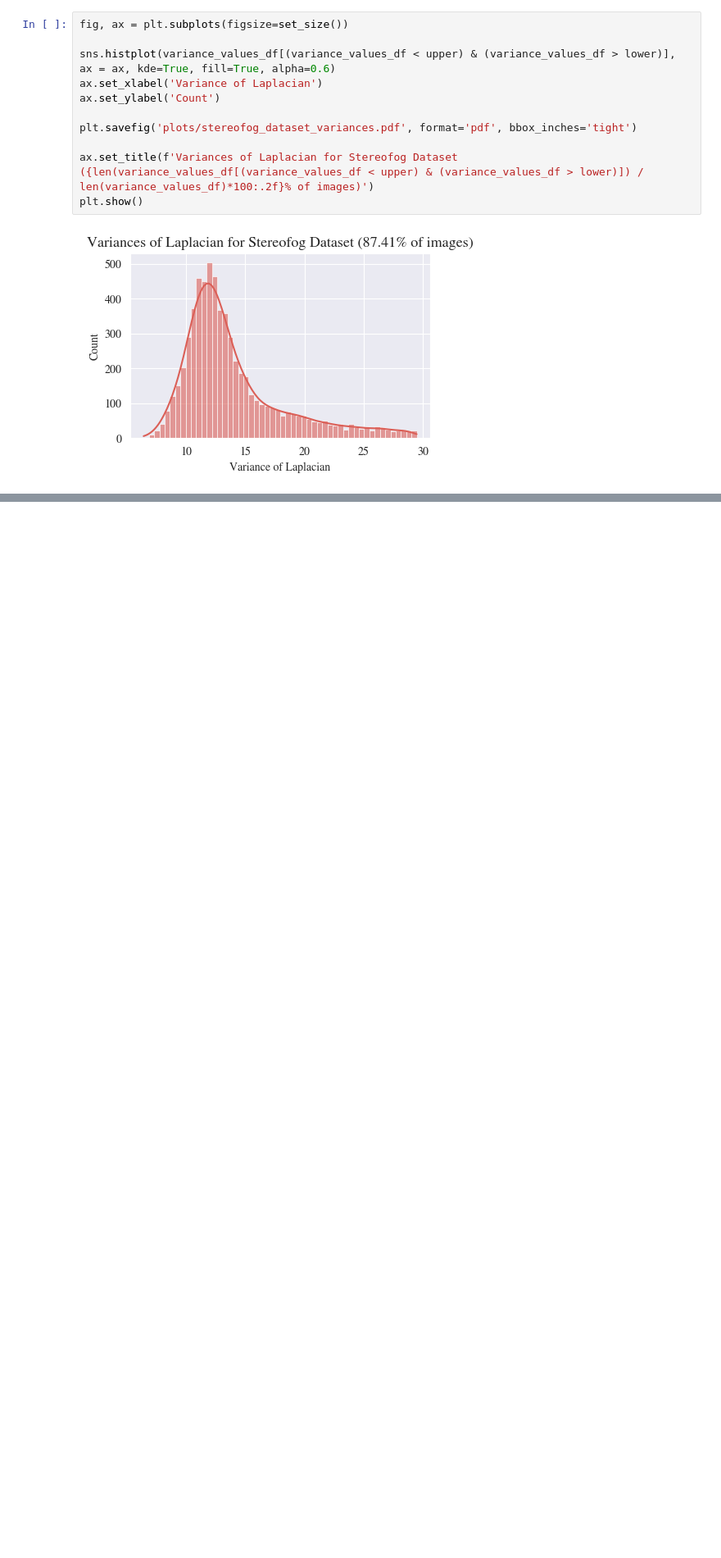
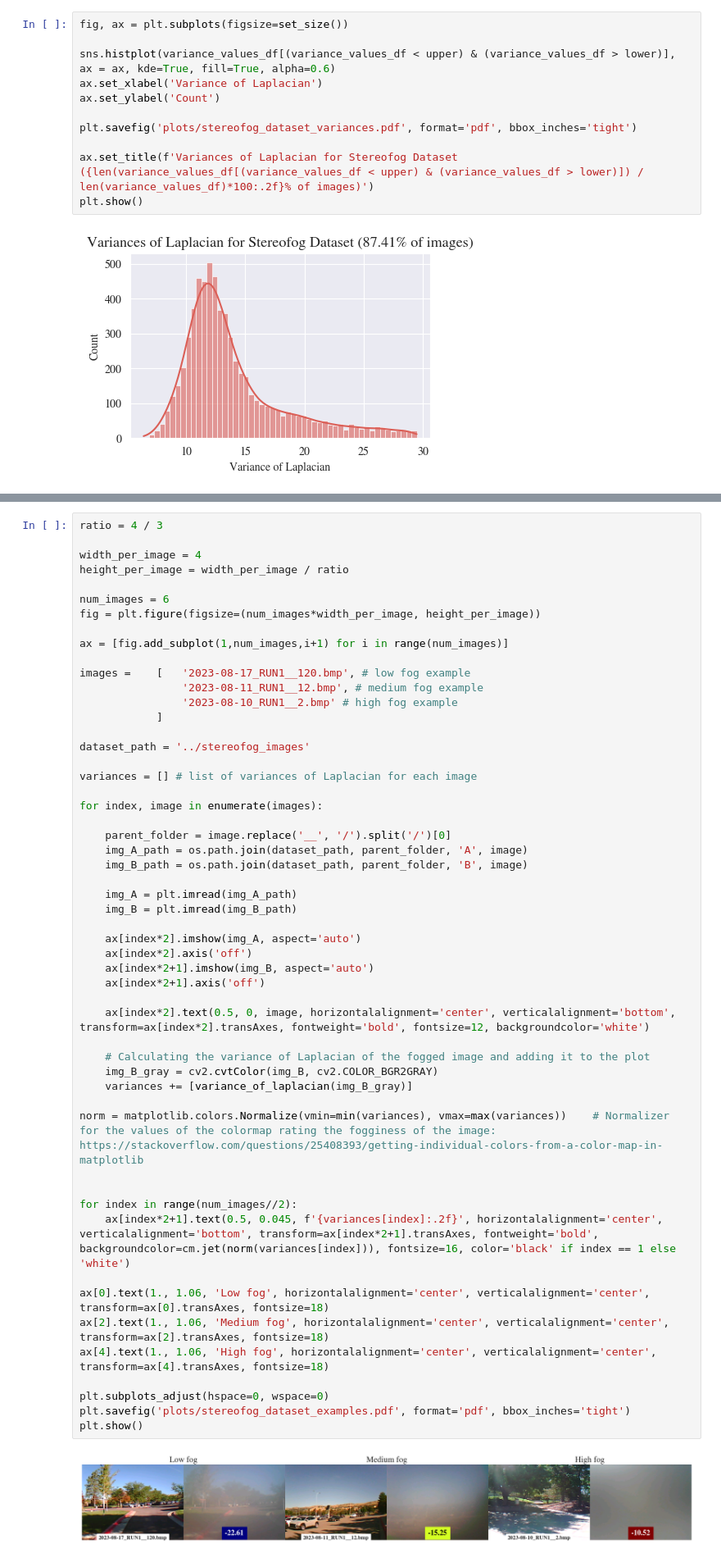
Before and after one commit to apoll2000/stereofog, a Jupyter notebook: stereofog_images_EDA.ipynb, the cells around one changed output, grey strips where cells are left out. Shown at 82% size. Saved outputs shown, nothing was run; the diff lists cells and outputs as text; blank space fills up the shorter version.

Commit message:
added fog density example plot to EDA

```diff
--- a/stereofog_images_EDA.ipynb
+++ b/stereofog_images_EDA.ipynb
@@ -65,0 +65,55 @@ plt.show()
+# %%
+ratio = 4 / 3
+
+width_per_image = 4
+height_per_image = width_per_image / ratio
+
+num_images = 6
+fig = plt.figure(figsize=(num_images*width_per_image, height_per_image))
+
+ax = [fig.add_subplot(1,num_images,i+1) for i in range(num_images)]
+
+images =    [   '2023-08-17_RUN1__120.bmp', # low fog example
+                '2023-08-11_RUN1__12.bmp', # medium fog example
+                '2023-08-10_RUN1__2.bmp' # high fog example
+            ]
+
+dataset_path = '../stereofog_images'
+
+variances = [] # list of variances of Laplacian for each image
+
+for index, image in enumerate(images):
+
+    parent_folder = image.replace('__', '/').split('/')[0]
+    img_A_path = os.path.join(dataset_path, parent_folder, 'A', image)
+    img_B_path = os.path.join(dataset_path, parent_folder, 'B', image)
+
+    img_A = plt.imread(img_A_path)
+    img_B = plt.imread(img_B_path)
+
+    ax[index*2].imshow(img_A, aspect='auto')
+    ax[index*2].axis('off')
+    ax[index*2+1].imshow(img_B, aspect='auto')
+    ax[index*2+1].axis('off')
+
+    ax[index*2].text(0.5, 0, image, horizontalalignment='center', verticalalignment='bottom', transform=ax[index*2].transAxes, fontweight='bold', fontsize=12, backgroundcolor='white')
+
+    # Calculating the variance of Laplacian of the fogged image and adding it to the plot
+    img_B_gray = cv2.cvtColor(img_B, cv2.COLOR_BGR2GRAY)
+    variances += [variance_of_laplacian(img_B_gray)]
+
+norm = matplotlib.colors.Normalize(vmin=min(variances), vmax=max(variances))    # Normalizer for the values of the colormap rating the fogginess of the image: https://stackoverflow.com/questions/25408393/getting-individual-colors-from-a-color-map-in-matplotlib
+
+
+for index in range(num_images//2):
+    ax[index*2+1].text(0.5, 0.045, f'{variances[index]:.2f}', horizontalalignment='center', verticalalignment='bottom', transform=ax[index*2+1].transAxes, fontweight='bold', backgroundcolor=cm.jet(norm(variances[index])), fontsize=16, color='black' if index == 1 else 'white')
+
+ax[0].text(1., 1.06, 'Low fog', horizontalalignment='center', verticalalignment='center', transform=ax[0].transAxes, fontsize=18)
+ax[2].text(1., 1.06, 'Medium fog', horizontalalignment='center', verticalalignment='center', transform=ax[2].transAxes, fontsize=18)
+ax[4].text(1., 1.06, 'High fog', horizontalalignment='center', verticalalignment='center', transform=ax[4].transAxes, fontsize=18)
+
+plt.subplots_adjust(hspace=0, wspace=0)
+plt.savefig('plots/stereofog_dataset_examples.pdf', format='pdf', bbox_inches='tight')
+plt.show()
+# %% [output]
+[figure, added]
```
Also changed, not shown: parts of 7 cells of this notebook.
